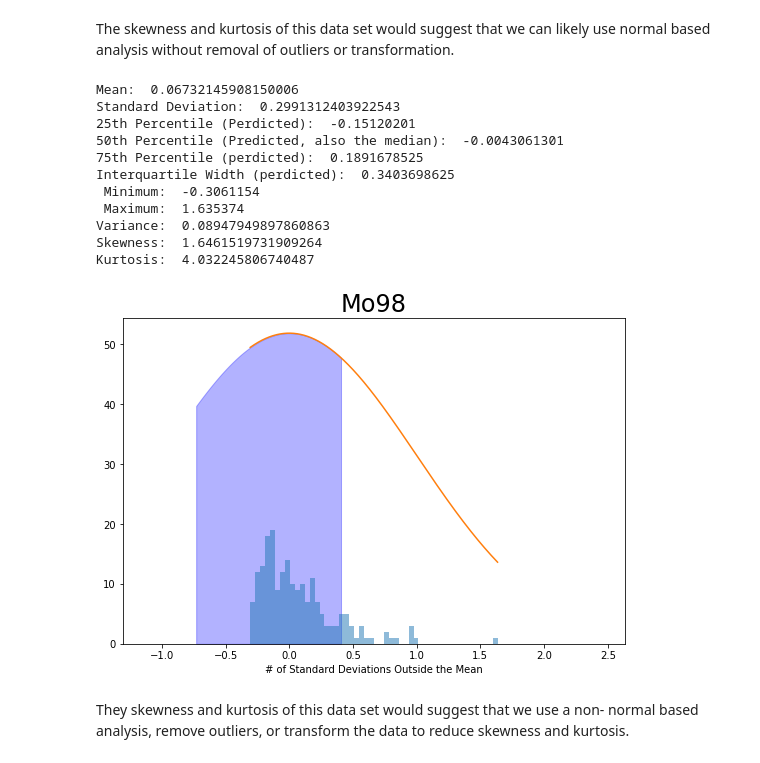
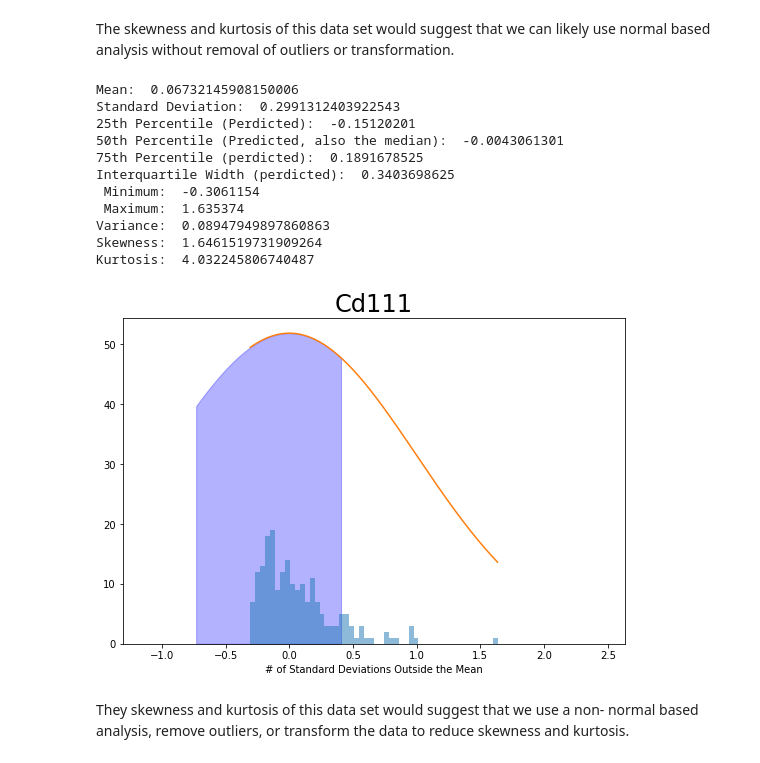
Before and after one commit to Kovacs-Lab/Aim-3, a Jupyter notebook: Ionomics/genevaionomics/IonStats.ipynb, the cells around one changed output. Cells and saved outputs as stored; diff of their text form; code cells hidden in the pictures.

```diff
--- a/Ionomics/genevaionomics/IonStats.ipynb
+++ b/Ionomics/genevaionomics/IonStats.ipynb
@@ -759,34 +759,34 @@ x2 = ion.quantile(.75)
 x_all = np.arange(ion.min(), ion.max(), 0.001)
 
 z1 = ( x1 - mu ) / sigma
 z2 = ( x2 - mu ) / sigma
 x = np.arange(z1, z2, 0.001)
 y = stats.norm.pdf(x,0,1)
 y2 = stats.norm.pdf(x_all,0,1)
 
 fig ,ax = plt.subplots(figsize=(9,6))
 ax.hist(ion,alpha = .5,bins = 50)
 ax.plot(x_all,y2*130)
 ax.fill_between(x,y*130,0, alpha=0.3, color='b')
 ax.set_xlim([ion.min()-1,ion.max()+1])
 ax.set_xlabel('# of Standard Deviations Outside the Mean')
-ax.set_title("Mo98",fontsize = 24)
+ax.set_title("Cd111",fontsize = 24)
 print("Mean: ",mu,"\nStandard Deviation: ",sigma,"\n25th Percentile (Perdicted): ",x1,
       "\n50th Percentile (Predicted, also the median): ",ion.quantile(.50),"\n75th Percentile (perdicted): ",x2,
      "\nInterquartile Width (perdicted): ",x2-x1,"\n Minimum: ",ion.min(),"\n Maximum: ",ion.max(),
      "\nVariance: ",ion.var(),"\nSkewness: ",ion.skew(),"\nKurtosis: ",ion.kurt())
 # %% [output]
 Mean:  0.06732145908150006
 Standard Deviation:  0.2991312403922543
 25th Percentile (Perdicted):  -0.15120201
 50th Percentile (Predicted, also the median):  -0.0043061301
 75th Percentile (perdicted):  0.1891678525
 Interquartile Width (perdicted):  0.3403698625
  Minimum:  -0.3061154
  Maximum:  1.635374
 Variance:  0.08947949897860863
 Skewness:  1.6461519731909264
 Kurtosis:  4.032245806740487
-[figure, old version]
+[figure, new version]
 # %% [markdown]
 They skewness and kurtosis of this data set would suggest that we use a non- normal based analysis, remove outliers, or transform the data to reduce skewness and kurtosis.
```
Also changed, not shown: parts of 3 cells of this notebook.
